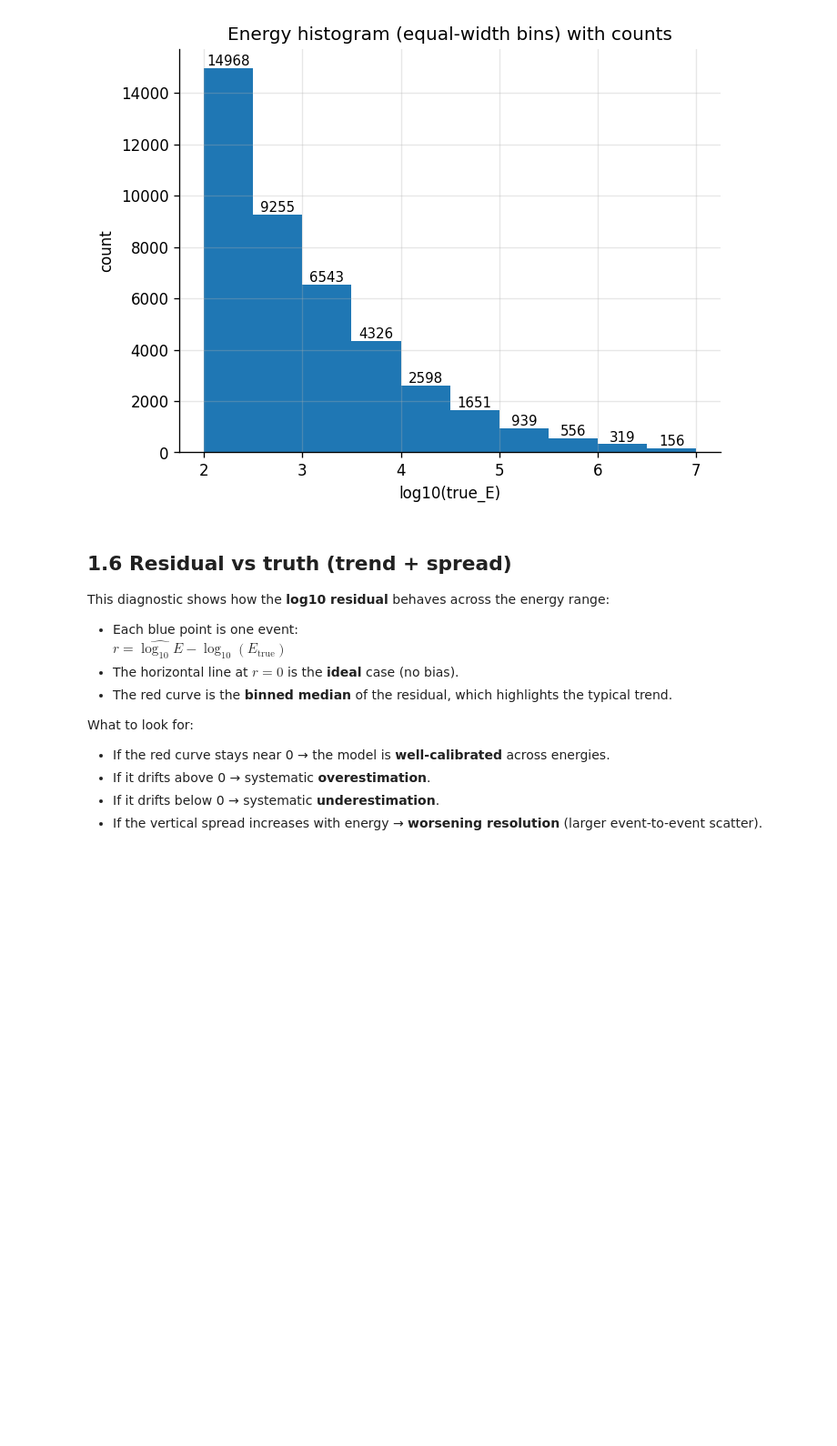
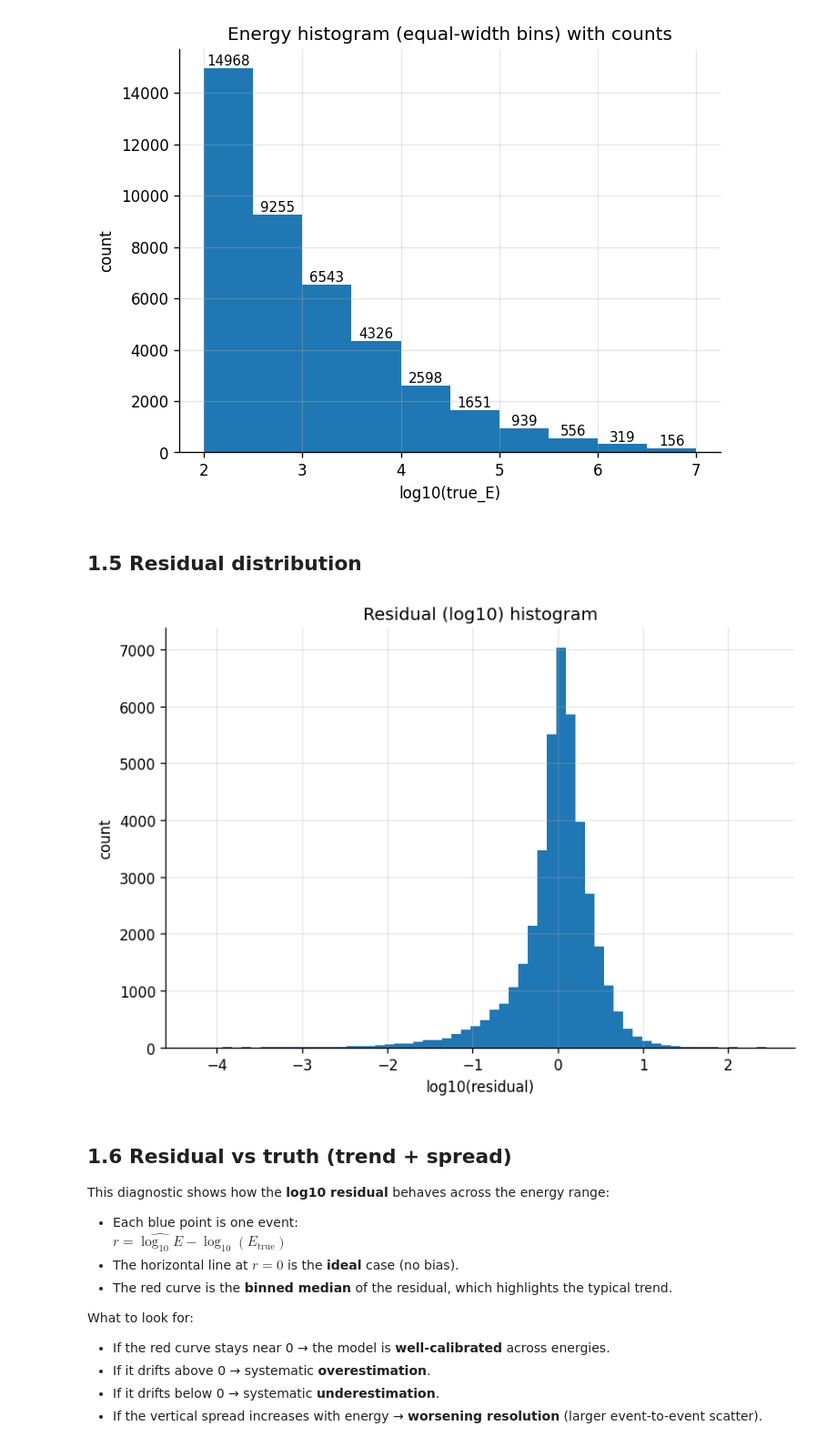
Before and after one commit to kubrabas/Graphnet-Applications, a Jupyter notebook: Training/EventPulseSeries_nonoise/initiative2/result_analysis_energy_updated.ipynb, the cells around one changed output. Shown at 91% size. Cells and saved outputs as stored; diff of their text form; code cells hidden in the pictures; blank space fills up the shorter version.

```diff
--- a/Training/EventPulseSeries_nonoise/initiative2/result_analysis_energy_updated.ipynb
+++ b/Training/EventPulseSeries_nonoise/initiative2/result_analysis_energy_updated.ipynb
@@ -167,6 +165,21 @@ plt.grid(True, alpha=0.3)
 plt.show()
 # %% [output]
 [figure]
+# %% [markdown]
+## 1.5 Residual distribution
+# %%
+# ---- Energy: residual_log10 histogram (full test set) ----
+r = df_energy_test_predictions["residual_log10"].to_numpy(dtype=float)
+plt.figure(figsize=(7, 5))
+plt.hist(r, bins=60)
+plt.xlabel("log10(residual)")
+plt.ylabel("count")
+plt.title("Residual (log10) histogram") # buraya formulu yazabilirsin.
+plt.grid(True, alpha=0.3)
+plt.tight_layout()
+plt.show()
+# %% [output]
+[figure, added]
 # %% [markdown]
 ## 1.6 Residual vs truth (trend + spread)
 
```
Also changed, not shown: parts of 2 cells of this notebook.
